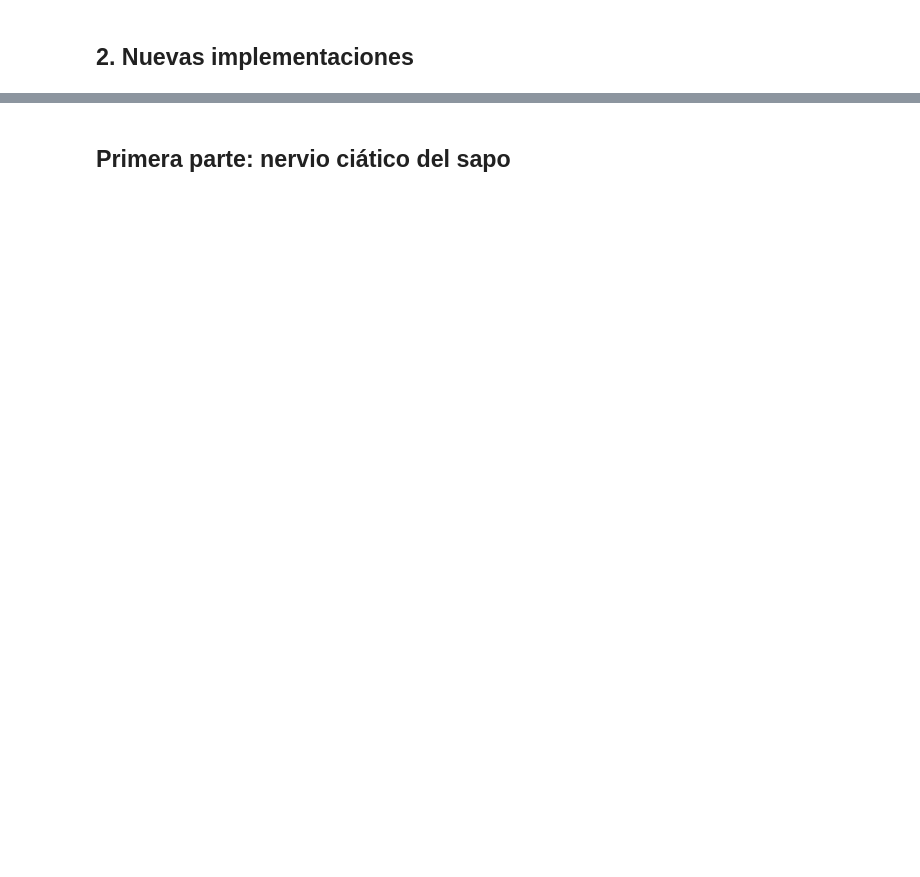
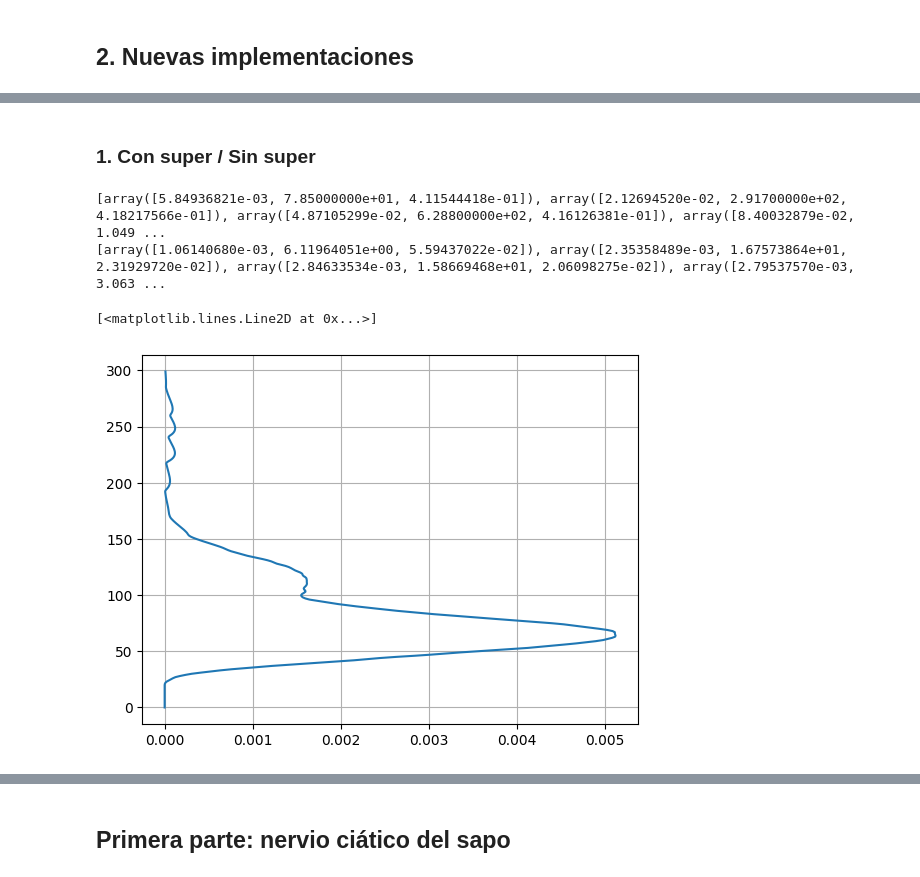
Before and after one commit to lintec-unt/nerve-model, a Jupyter notebook: generacion_imagenes.ipynb, the cells around one changed output, grey strips where cells are left out. Cells and saved outputs as stored; diff of their text form; code cells hidden in the pictures; blank space fills up the shorter version.

```diff
--- a/generacion_imagenes.ipynb
+++ b/generacion_imagenes.ipynb
@@ -1846,0 +1871,5 @@ fig.savefig(f'1_26_4_estimulo.png',dpi=300, format="png")
+# %%
+lista = a.electrodos[idx].wmax
+lista_filtrada = filter(lambda x: x != 0, lista)
+cantidad = len(list(lista_filtrada))
+print(cantidad)
@@ -1846,0 +1878,75 @@ fig.savefig(f'1_26_4_estimulo.png',dpi=300, format="png")
+# %% [markdown]
+### <stan style = "color : magenta ">1. Con super / Sin super </stan>
+# %%
+# Con superposicion vs sin superposición
+
+# 1. Con superposicion (Básico)
+
+from scipy.interpolate import interp1d
+
+arch = np.zeros((10,3))
+desviacion = np.zeros((10,3))
+
+#zonas = [3000,4000,5000,6000,7000,8000,9000,10000,11000,12000]
+porcentajes = [10,20,30,40,50,60,70,80,90,100]
+for id,p in enumerate(porcentajes):
+    info = np.zeros((10,3))
+    for i in range(10):
+        a = Entorno(nombre='Experimento_01',tiempo_registro=0.003)
+        a.crear_nervio(diametro = 1500,num_fibras=4000,metodo_poblacion = 'uniforme_con_superposicion',distancia_nodos=2000,longitud=70000,porcentaje_cobertura=p,variacion_nodos = 0,diametro_fibra=4.5,var_diametro=1.5)
+        # a.crear_electrodo(tipo='poligono',lista_coordenadas = [(-100,-750),(-100,-800),(100,-800),(100,-750)],pos_z = 10000,zona_influencia=z,grosor=0,funcion = funcion_trapecio)
+        # a.crear_electrodo(tipo='circulo',pos_x = 0,pos_y = -800,pos_z = 20000,radio = 50,zona_influencia=z,grosor=500,funcion = funcion_trapecio)
+        a.crear_electrodo(tipo='punto',pos_x = 0, pos_y = -750, pos_z = 20000, zona_influencia=10000,grosor = 0,funcion = funcion_trapecio)
+        a.crear_electrodo(tipo='punto',pos_x = 0, pos_y = -750, pos_z = 30000, zona_influencia=10000,grosor = 0,funcion = funcion_trapecio)
+        a.crear_estimulo(tipo_estimulo='potencial_de_accion',frec_muestreo=100000,tiempo_estimulo=0.003,tiempo_inicio = 0,frec_corte = 2000,orden_filtro = 2) #lista_inicio = [0,0.001,0.002]
+        a.cap()
+        a.cap_diferencial()
+
+        # Electrodo 0 -------------------
+        limite = 63
+        idx = 0
+
+        # Alturas máxima, 90%, 10% y 50%
+        e = a.electrodos[idx]
+        alt_max = max(e.cap)
+        alt_50 = max(e.cap)*0.5
+
+        # Tiempos al 50% de altura
+        vector_tiempo = np.arange(1 / a.frec_muestreo, 1 / a.frec_muestreo + a.tiempo_registro,1 / a.frec_muestreo)
+        x = vector_tiempo[:limite]
+        y = a.electrodos[idx].cap[:limite]
+        func = interp1d(y,x)
+        t1_50 = func(alt_50)*1000
+
+        x = vector_tiempo[limite:]
+        y = a.electrodos[idx].cap[limite:]
+        func = interp1d(y,x)
+        t2_50 = func(alt_50)*1000
+
+        #Cantidad de fibras
+        lista = a.electrodos[idx].wmax
+        lista_filtrada = filter(lambda x: x != 0, lista)
+        cantidad = len(list(lista_filtrada))
+
+        info[i] = [alt_max,cantidad,t2_50-t1_50]
+    # info es dimension 10,10
+    promedio = sum(info)/10 # dimension 1,10
+    desv = [np.std([sub[i] for sub in info]) for i in range(3)]
+
+    arch[id] = promedio
+    desviacion[id] = desv
+print(list(arch))
+print(list(desviacion))
+#np.savetxt("info1.csv", arch, delimiter=",")
+# %% [output]
+[array([5.84936821e-03, 7.85000000e+01, 4.11544418e-01]), array([2.12694520e-02, 2.91700000e+02, 4.18217566e-01]), array([4.87105299e-02, 6.28800000e+02, 4.16126381e-01]), array([8.40032879e-02, 1.049 ...
+[array([1.06140680e-03, 6.11964051e+00, 5.59437022e-02]), array([2.35358489e-03, 1.67573864e+01, 2.31929720e-02]), array([2.84633534e-03, 1.58669468e+01, 2.06098275e-02]), array([2.79537570e-03, 3.063 ...
+# %%
+vector_tiempo = np.arange(1 / a.frec_muestreo, 1 / a.frec_muestreo + a.tiempo_registro,1 / a.frec_muestreo)
+y = a.electrodos[idx].cap
+x = list(range(len(y)))
+plt.grid()
+plt.plot(y,x)
+# %% [output]
+[<matplotlib.lines.Line2D at 0x...>]
+[figure, added]
```
Also changed, not shown: parts of 57 cells of this notebook.
